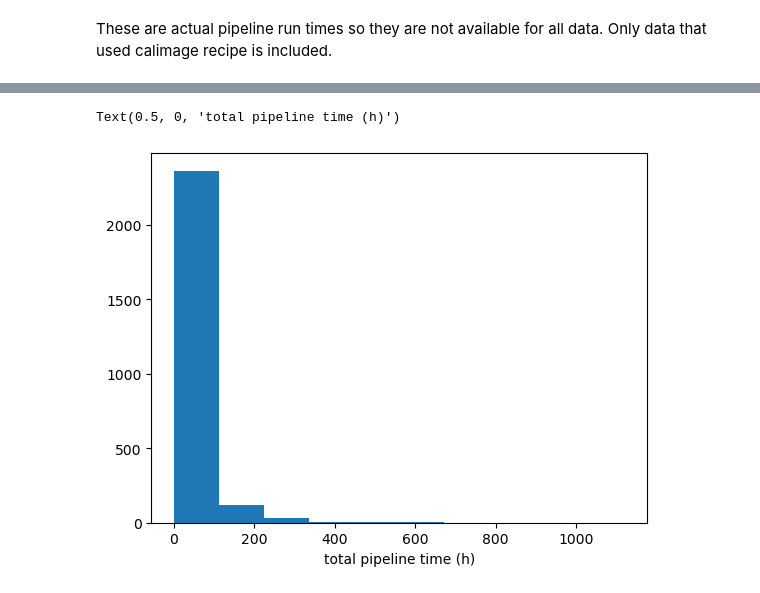
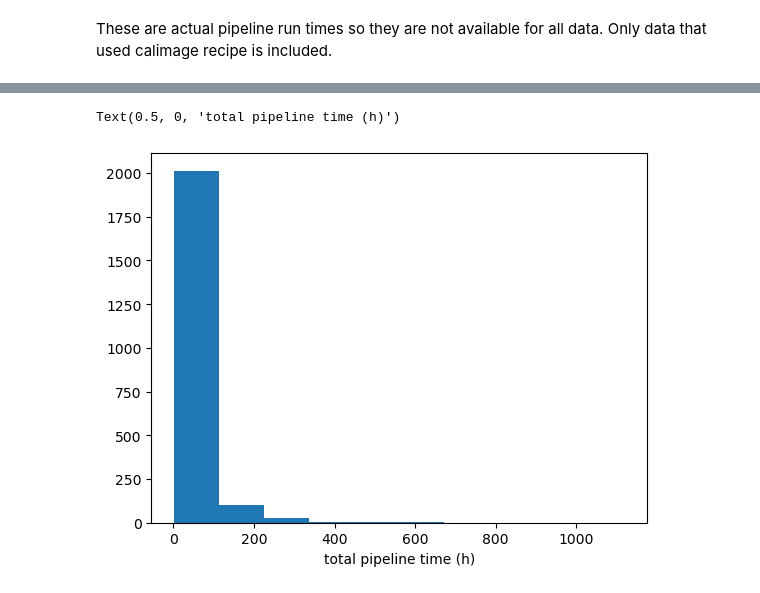
Before and after one commit to aakepley/big-cubes, a Jupyter notebook: WSU_Impact_Example.ipynb, the cells around one changed output, grey strips where cells are left out. Drawn from its saved outputs; the diff is of its cells as text; code cells hidden in the pictures.

```diff
--- a/WSU_Impact_Example.ipynb
+++ b/WSU_Impact_Example.ipynb
@@ -287,7 +295,10 @@ These are actual pipeline run times so they are not available for all data. Only
+# %%
+idx = (result_c7_mous['procedure'] == 'hifa_calimage') | (result_c7_mous['procedure'] == 'hifa_calimage_renorm')
+c7_calimage = result_c7_mous[idx]
 # %%
-plt.hist(result_c7_mous['pl_totaltime'].value.filled(np.nan))
+plt.hist(c7_calimage['pl_totaltime'].value.filled(np.nan))
 plt.xlabel('total pipeline time (h)')
 # %% [output]
 Text(0.5, 0, 'total pipeline time (h)')
-[figure, old version]
+[figure, new version]
 # %%
```
Also changed, not shown: parts of 13 cells of this notebook, 3 other files.
